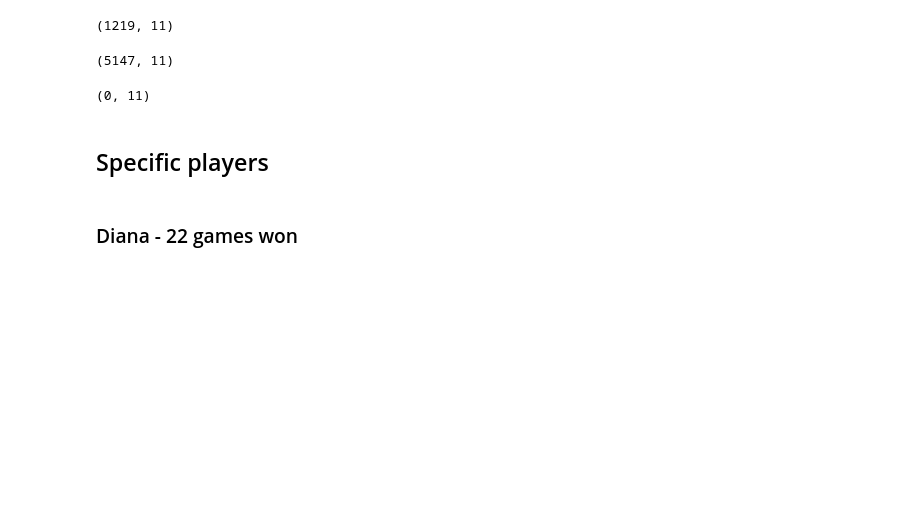
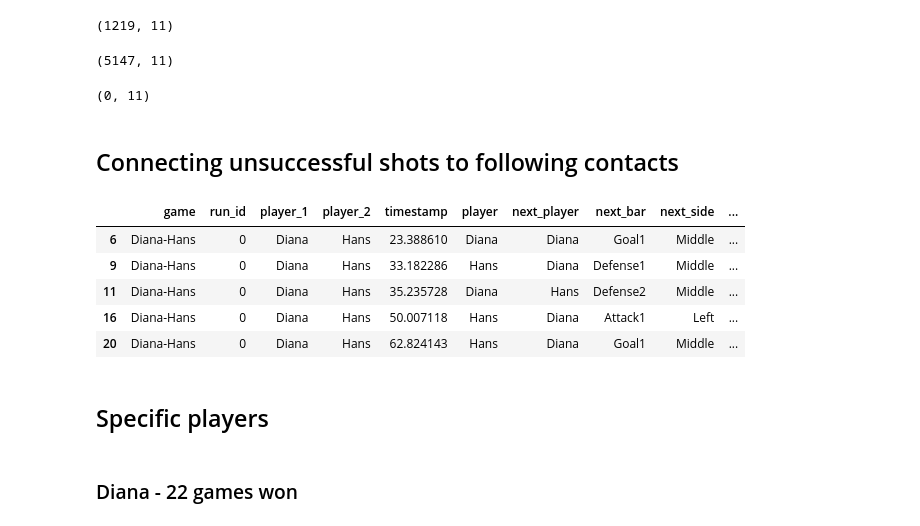
Before and after one commit to Rutvik-rn/Kicker-Strategy, a Jupyter notebook: notebook.ipynb, the cells around one changed output. Saved outputs shown, nothing was run; the diff lists cells and outputs as text; code cells hidden in the pictures; blank space fills up the shorter version.

Commit message:
connected unsuccessful shots to following contacts

```diff
--- a/notebook.ipynb
+++ b/notebook.ipynb
@@ -556,6 +556,27 @@ unsuccessful_goals.shape
 own_goals.shape #are there really no own goals?
 # %% [output]
 (0, 11)
+# %% [markdown]
+## Connecting unsuccessful shots to following contacts
+# %%
+timestamped_data['next_player'] = timestamped_data.groupby(['game', 'run_id'])['player'].shift(-1) #same logic as above just with the following row (shift(-1))
+timestamped_data['next_bar'] = timestamped_data.groupby(['game', 'run_id'])['bar'].shift(-1)
+timestamped_data['next_side'] = timestamped_data.groupby(['game', 'run_id'])['side'].shift(-1)
+timestamped_data['next_timestamp'] = timestamped_data.groupby(['game', 'run_id'])['timestamp'].shift(-1)
+
+failed_shots = timestamped_data[(timestamped_data['event_type'] == 'shot') & (timestamped_data['is_goal'] == False)].copy()
+failed_shots = failed_shots.drop(columns=['bar', 'side', 'is_shot', 'is_shot_p1', 'is_shot_p2', 'is_goal', 'event_type', 'is_contact_p1', 'is_contact_p2', 'round', 'prev_player', 'prev_side', 'prev_bar', 'prev_event'])
+
+failed_shots['defended'] = (failed_shots['timestamp'] == failed_shots['next_timestamp']) #if the timestamp is the same, the shot got defended; if not, the ball hit the wall
+# %%
+failed_shots.head()
+# %% [output]
+|  | game | run_id | player_1 | player_2 | timestamp | player | next_player | next_bar | next_side | ... |
+| 6 | Diana-Hans | 0 | Diana | Hans | 23.388610 | Diana | Diana | Goal1 | Middle | ... |
+| 9 | Diana-Hans | 0 | Diana | Hans | 33.182286 | Hans | Diana | Defense1 | Middle | ... |
+| 11 | Diana-Hans | 0 | Diana | Hans | 35.235728 | Diana | Hans | Defense2 | Middle | ... |
+| 16 | Diana-Hans | 0 | Diana | Hans | 50.007118 | Hans | Diana | Attack1 | Left | ... |
+| 20 | Diana-Hans | 0 | Diana | Hans | 62.824143 | Hans | Diana | Goal1 | Middle | ... |
 # %% [markdown]
 ## Specific players
 # %%
```
Also changed, not shown: 1 other file.
